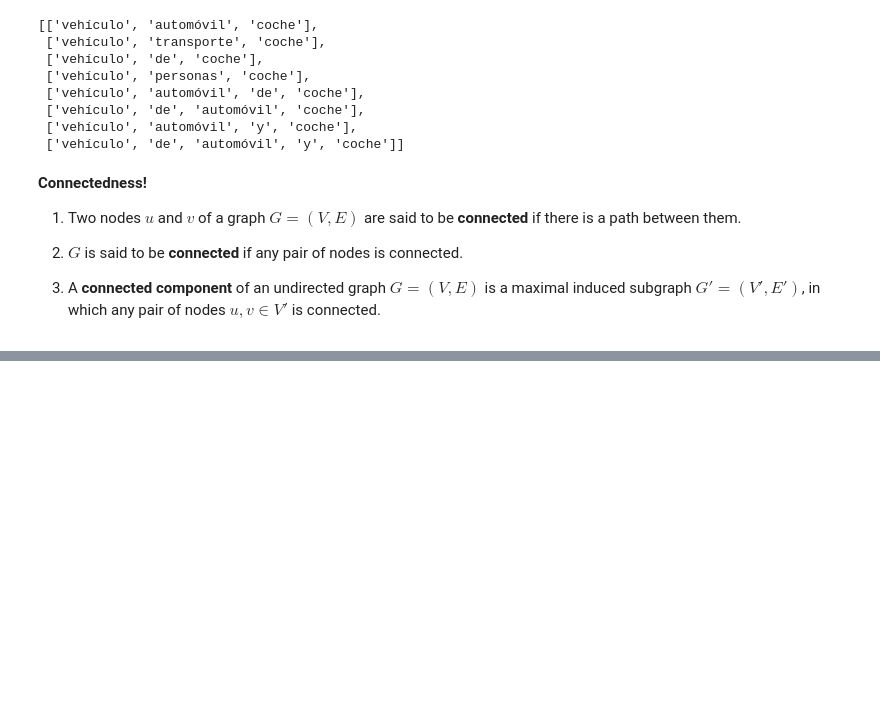
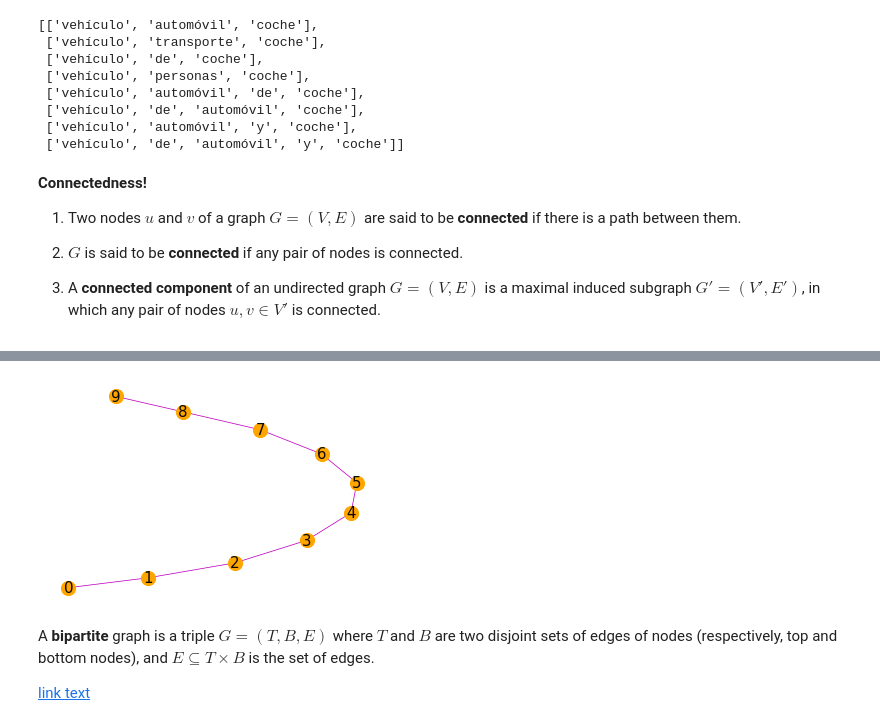
Before and after one commit to javiervz/network_science, a Jupyter notebook: graphs.ipynb, the cells around one changed output, grey strips where cells are left out. Cells and saved outputs as stored; diff of their text form; code cells hidden in the pictures; blank space fills up the shorter version.

```diff
--- a/graphs.ipynb
+++ b/graphs.ipynb
@@ -323,0 +367,10 @@ while len(Kn)>0:
+# %%
+plot_graph(P)
+# %% [output]
+[figure, added]
+# %% [markdown]
+A **bipartite** graph is a triple $G=(T,B,E)$ where $T$ and $B$ are two disjoint sets of edges of nodes (respectively, top and bottom nodes), and $E \subseteq T \times B$ is the set of edges.
+
+
+
+[link text](https://graal.ens-lyon.fr/~abenoit/reso06/papier/biparti.pdf)
```
Also changed, not shown: parts of 23 cells of this notebook.
